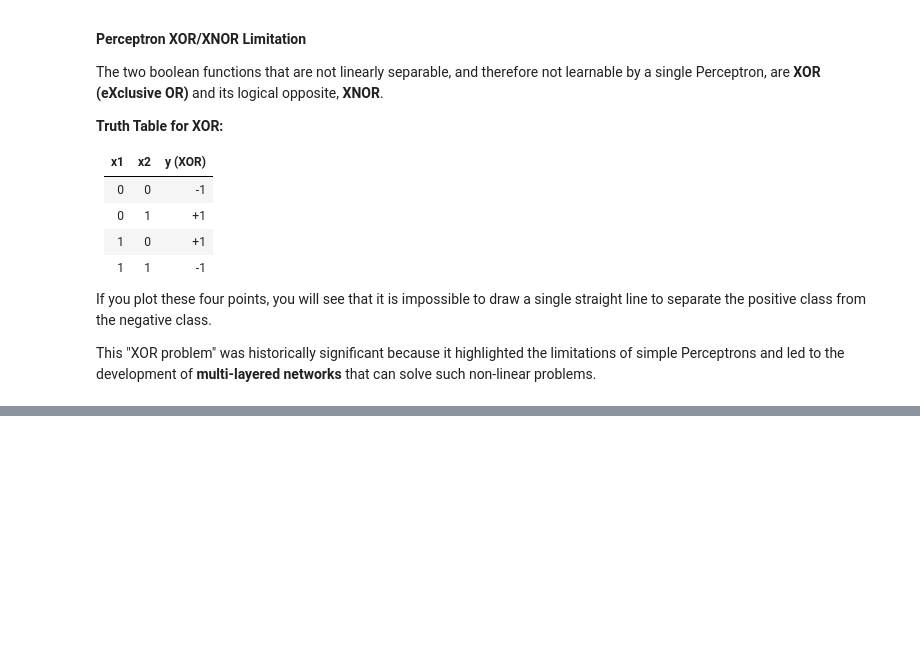
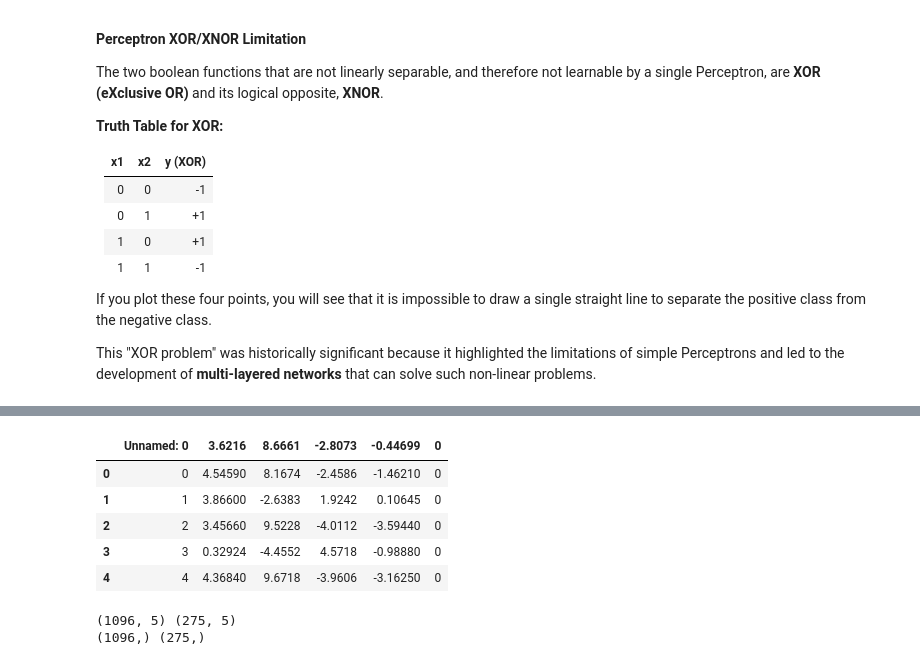
Before and after one commit to puranik1406/FMML_Projects-Labs, a Jupyter notebook: STP_Module_4_Lab_1_Perceptron_and_Gradient_Descent_(1).ipynb, the cells around one changed output, grey strips where cells are left out. Saved outputs shown, nothing was run; the diff lists cells and outputs as text; code cells hidden in the pictures; blank space fills up the shorter version.

```diff
--- a/STP_Module_4_Lab_1_Perceptron_and_Gradient_Descent_(1).ipynb
+++ b/STP_Module_4_Lab_1_Perceptron_and_Gradient_Descent_(1).ipynb
@@ -355,0 +362,35 @@ This "XOR problem" was historically significant because it highlighted the limit
+# %%
+import pandas as pd
+df = pd.read_csv('data_banknote_authentication.csv')
+df = df.dropna()
+df.to_csv('data_banknote_authentication.csv', index=False)
+df.head()
+# %% [output]
+|  | Unnamed: 0 | 3.6216 | 8.6661 | -2.8073 | -0.44699 | 0 |
+| 0 | 0 | 4.54590 | 8.1674 | -2.4586 | -1.46210 | 0 |
+| 1 | 1 | 3.86600 | -2.6383 | 1.9242 | 0.10645 | 0 |
+| 2 | 2 | 3.45660 | 9.5228 | -4.0112 | -3.59440 | 0 |
+| 3 | 3 | 0.32924 | -4.4552 | 4.5718 | -0.98880 | 0 |
+| 4 | 4 | 4.36840 | 9.6718 | -3.9606 | -3.16250 | 0 |
+# %%
+from sklearn.model_selection import train_test_split
+
+X = np.array(df.iloc[:, :-1])   # features
+y = np.array(df.iloc[:, -1])    # target
+
+for i in range(len(y)):
+  if y[i]==0:
+    y[i]=-1
+
+X_train, X_test, y_train, y_test = train_test_split(
+    X, y,
+    test_size=0.2,      # 20% test data
+    random_state=42,    # reproducibility
+    stratify=y          # IMPORTANT for classification
+)
+
+print(X_train.shape, X_test.shape)
+print(y_train.shape, y_test.shape)
+# %% [output]
+(1096, 5) (275, 5)
+(1096,) (275,)
```
Also changed, not shown: parts of 5 cells of this notebook.
